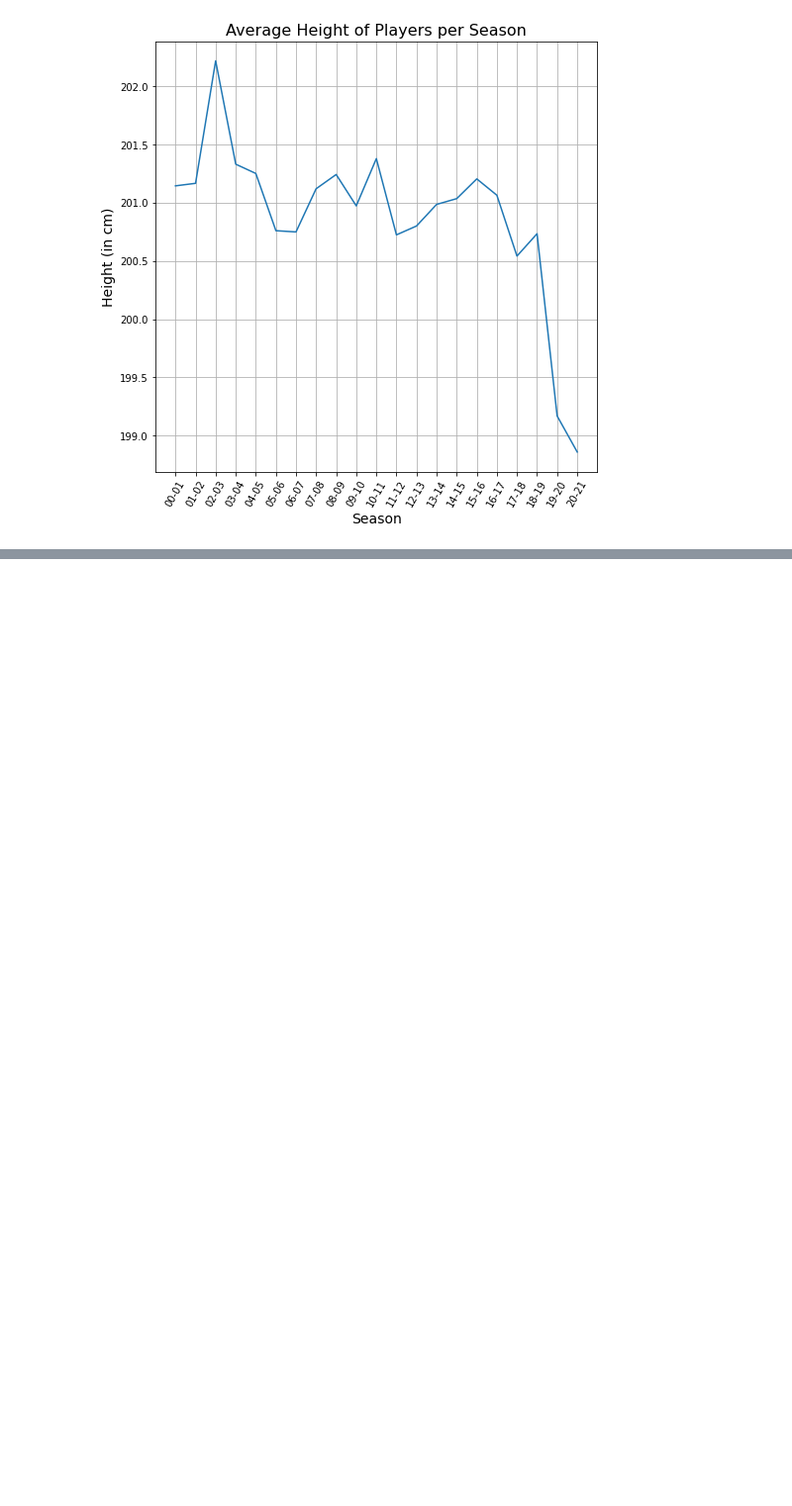
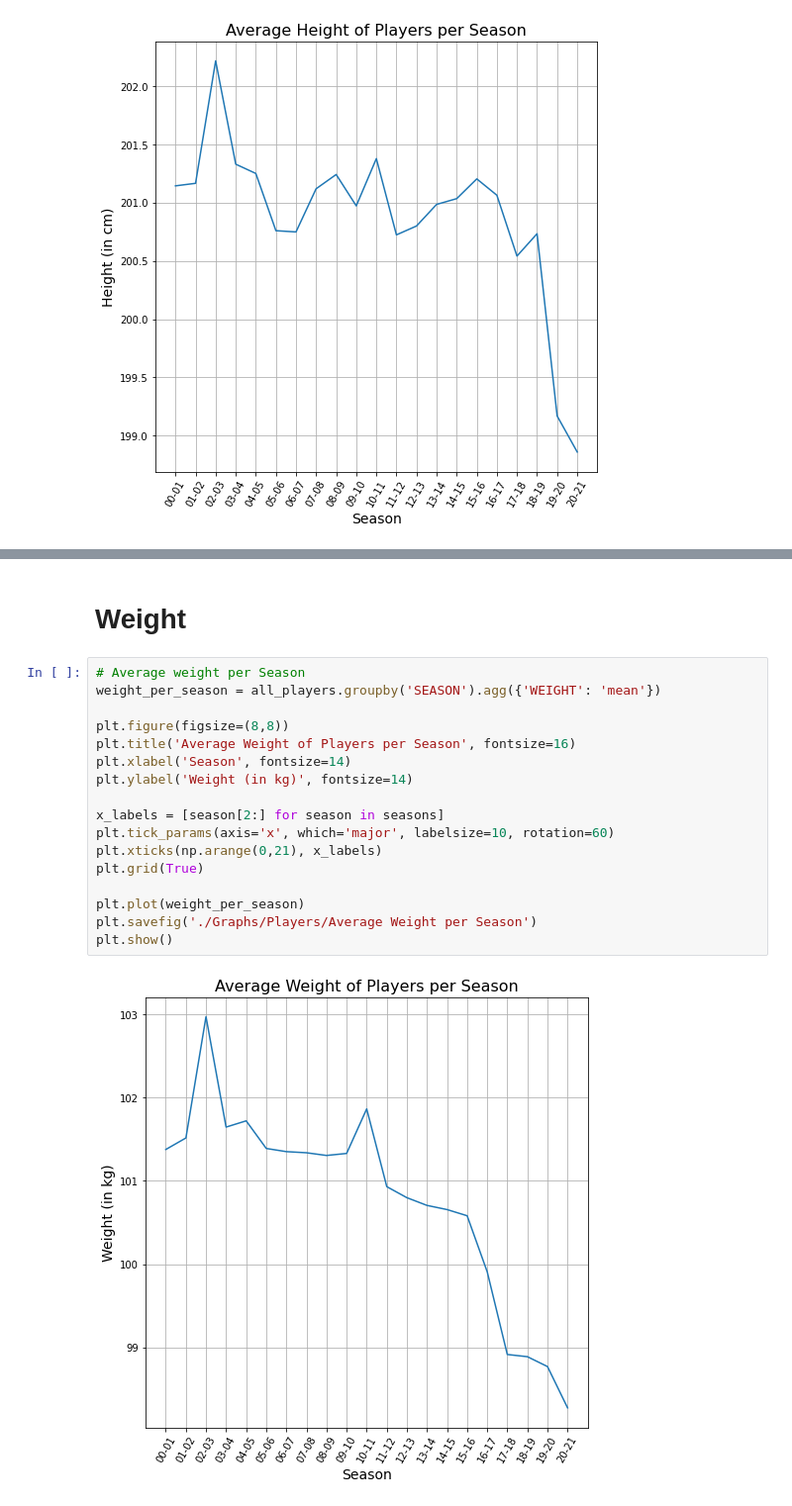
Before and after one commit to kmcsquared/TFM, a Jupyter notebook: players.ipynb, the cells around one changed output, grey strips where cells are left out. Shown at 99% size. Drawn from its saved outputs; the diff is of its cells as text; blank space fills up the shorter version.

```diff
--- a/players.ipynb
+++ b/players.ipynb
@@ -559,0 +590,21 @@ plt.show()
+# %% [markdown]
+# Weight
+# %%
+# Average weight per Season
+weight_per_season = all_players.groupby('SEASON').agg({'WEIGHT': 'mean'})
+
+plt.figure(figsize=(8,8))
+plt.title('Average Weight of Players per Season', fontsize=16)
+plt.xlabel('Season', fontsize=14)
+plt.ylabel('Weight (in kg)', fontsize=14)
+
+x_labels = [season[2:] for season in seasons]
+plt.tick_params(axis='x', which='major', labelsize=10, rotation=60)
+plt.xticks(np.arange(0,21), x_labels)
+plt.grid(True)
+
+plt.plot(weight_per_season)
+plt.savefig('./Graphs/Players/Average Weight per Season')
+plt.show()
+# %% [output]
+[figure, added]
```
Also changed, not shown: parts of 11 cells of this notebook, 6 other files.
